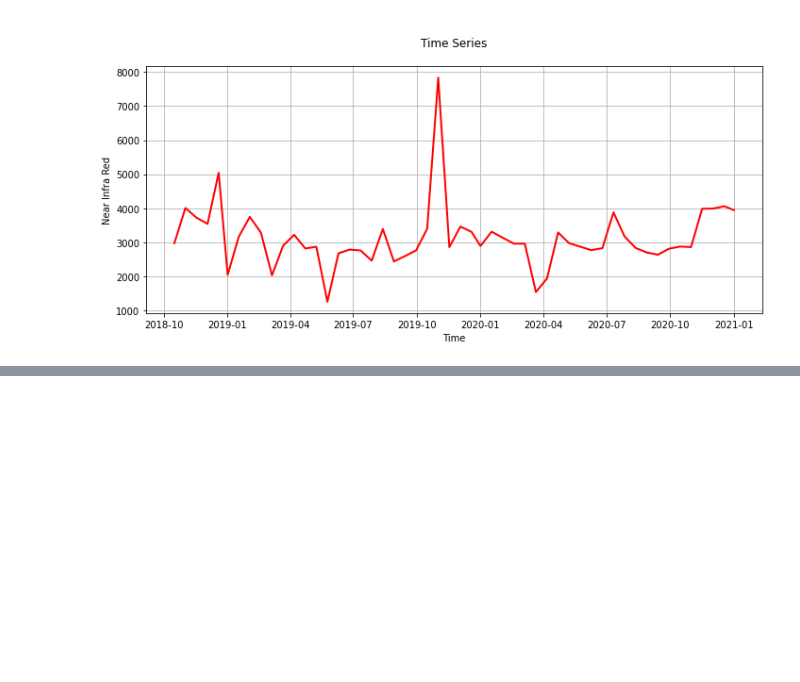
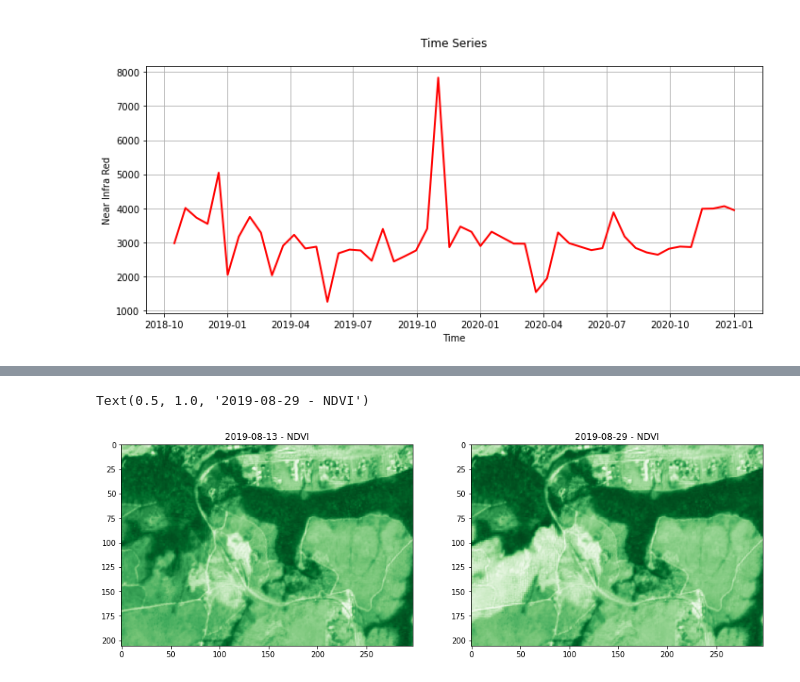
Before and after one commit to BaggioCastro/eocubes, a Jupyter notebook: help/examples/eocube_usage_example.ipynb, the cells around one changed output, grey strips where cells are left out. Cells and saved outputs as stored; diff of their text form; code cells hidden in the pictures; blank space fills up the shorter version.

```diff
--- a/help/examples/eocube_usage_example.ipynb
+++ b/help/examples/eocube_usage_example.ipynb
@@ -78,0 +308,11 @@ plt.show()
+# %%
+%%time
+eocube_service = DataCube(
+    collections=["S2_10_16D_STK-1"],
+    query_bands=['red', 'green', 'blue', 'nir', 'ndvi'],
+    bbox=[-47.9910,-15.9653,-47.9632,-15.9463],
+    start_date="2019-01-01",
+    end_date="2020-01-01",
+    limit=50
+)
+eocube_service.interactPlot('rgb')
@@ -78,0 +327,15 @@ plt.show()
+# %%
+%%time
+ndvi = eocube_service.search('ndvi')
+
+loc1 = ndvi.loc['2019-08-13'].values
+loc2 = ndvi.loc['2019-08-29'].values
+
+plt.figure(figsize=(40, 10))
+plt.subplot(151)
+plt.imshow(loc1, cmap='Greens')
+plt.title('2019-08-13 - NDVI')
+plt.subplot(152)
+plt.imshow(loc2, cmap='Greens')
+plt.title('2019-08-29 - NDVI')
+# %% [output]
@@ -78,0 +344,2 @@ plt.show()
+Text(0.5, 1.0, '2019-08-29 - NDVI')
+[figure, added]
```
Also changed, not shown: parts of 33 cells of this notebook, 29 other files.
